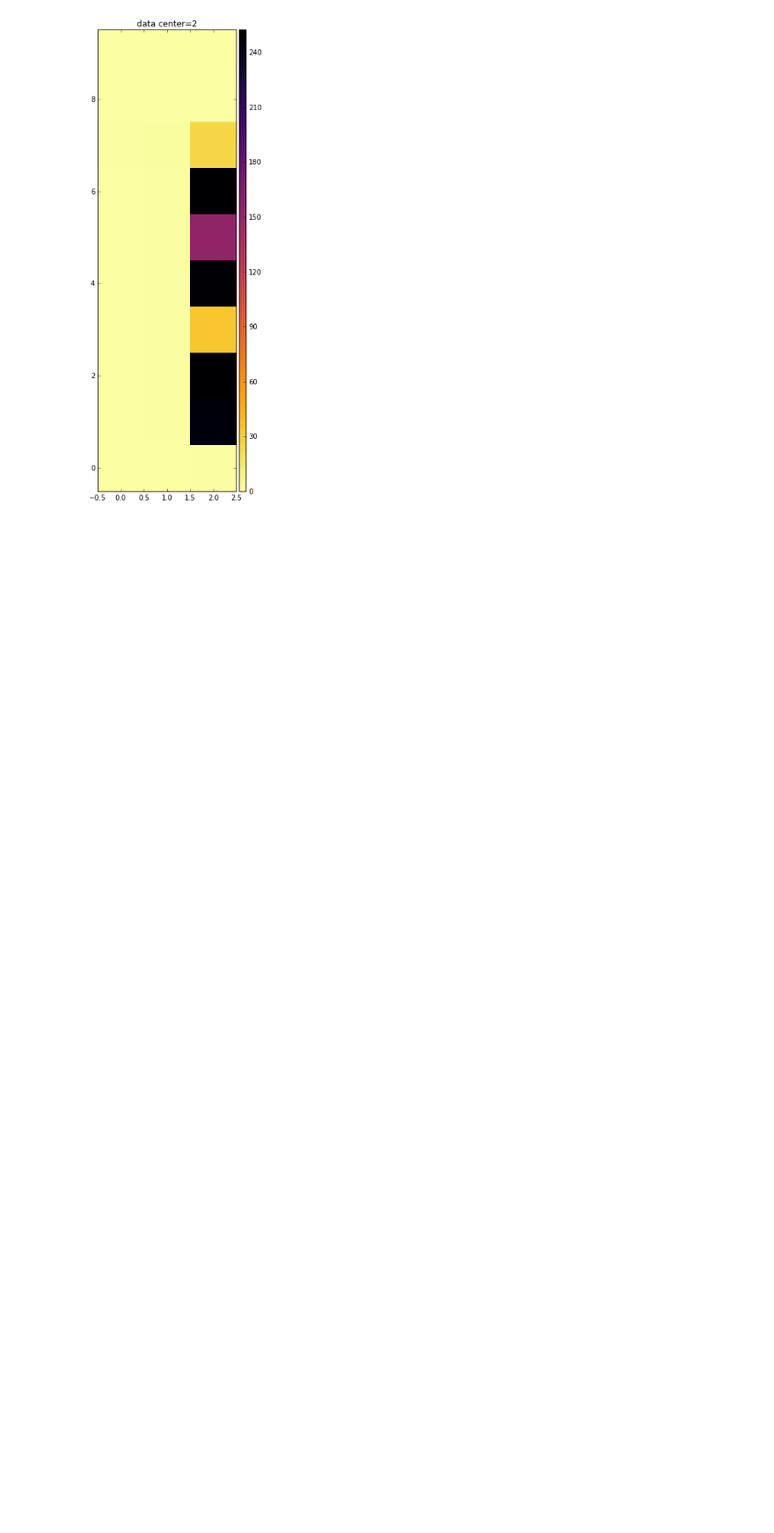
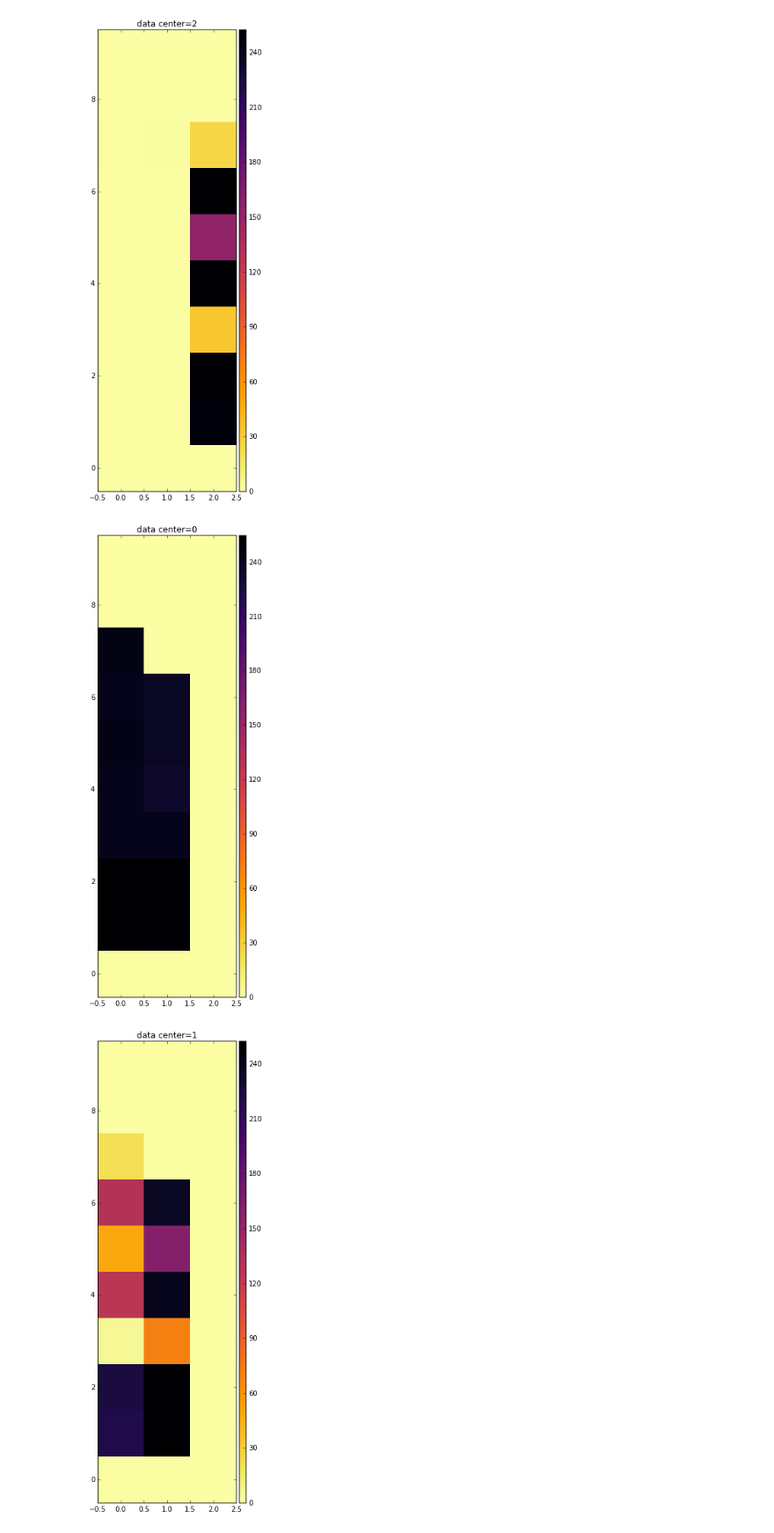
Before and after one commit to h-mayorquin/time_series_basic, a Jupyter notebook: presentations/2016-03-01(Visualizing Data Clusters Nexa Wall Street Columns).ipynb, the cells around one changed output. Shown at 88% size. Saved outputs shown, nothing was run; the diff lists cells and outputs as text; code cells hidden in the pictures; blank space fills up the shorter version.

Commit message:
Updated the wall street columsn notebooks so now they visualize for the non-space case as well

```diff
--- a/presentations/2016-03-01(Visualizing Data Clusters Nexa Wall Street Columns).ipynb
+++ b/presentations/2016-03-01(Visualizing Data Clusters Nexa Wall Street Columns).ipynb
@@ -55,3 +57,11 @@ for data_center in range(Ntime_clusters):
 [figure]
 [figure]
 [figure]
+# %%
+cluster = 1
+for data_center in range(Ntime_clusters):
+    fig = visualize_data_cluster_text_to_image_columns(nexa, f, run_name,
+                                                       cluster, data_center, colorbar=True)
+# %% [output]
+[figure, added]
+[figure, added]
```
Also changed, not shown: parts of 21 cells of this notebook.
